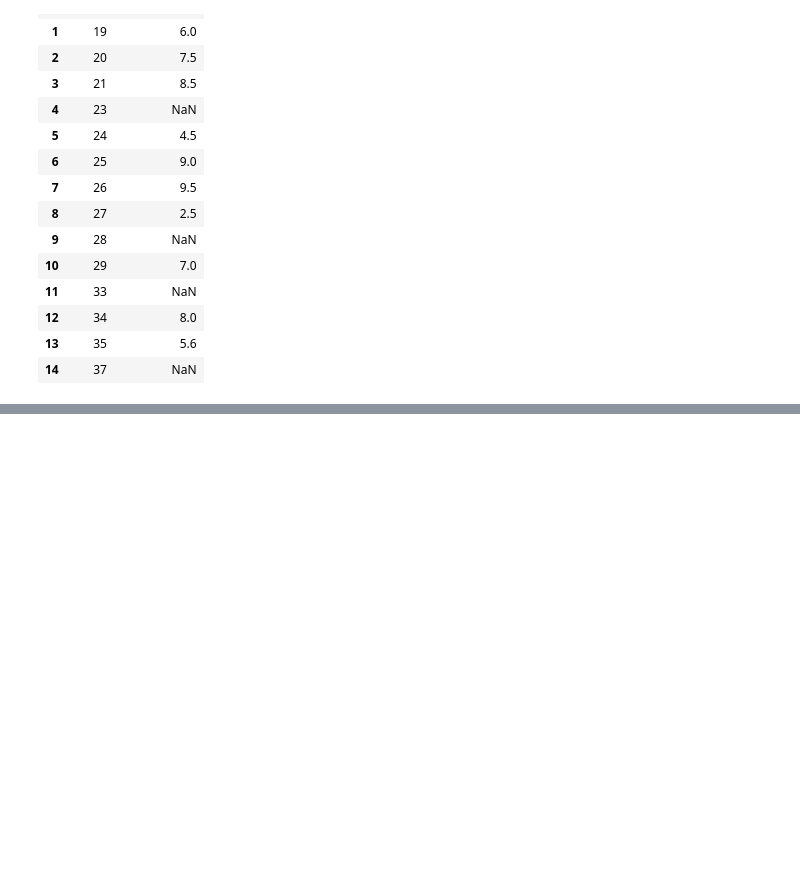
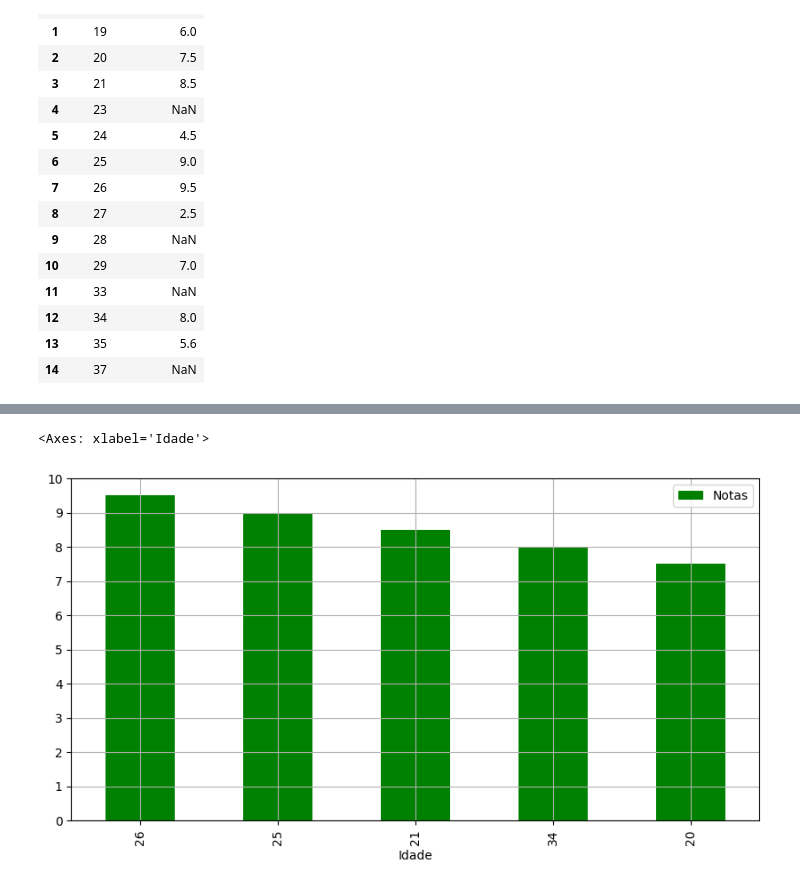
Before and after one commit to KaelDucatti/estudos-ds, a Jupyter notebook: python_for_ds/04_pandas_start/exercise.ipynb, the cells around one changed output, grey strips where cells are left out. Cells and saved outputs as stored; diff of their text form; code cells hidden in the pictures; blank space fills up the shorter version.

```diff
--- a/python_for_ds/04_pandas_start/exercise.ipynb
+++ b/python_for_ds/04_pandas_start/exercise.ipynb
@@ -110,0 +185,18 @@ df.groupby('Idade')[['Idade']].count()
+# %%
+# Idades que possuem média de notas mais elevadas
+df_notas_idades = df.groupby('Idade')[['Notas']].mean().sort_values('Notas', ascending=False)
+
+# Top 5 maiores médias de notas por idade
+df_notas_idades = df_notas_idades.head()
+
+# Gráfico representando a informação anterior
+df_notas_idades.plot(
+    kind='bar',
+    figsize=(10, 5),
+    color='green',
+    yticks=[0, 1, 2, 3, 4, 5, 6, 7, 8, 9, 10],
+    grid=True
+)
+# %% [output]
+<Axes: xlabel='Idade'>
+[figure, added]
```
Also changed, not shown: parts of 9 cells of this notebook, 1 other file.
